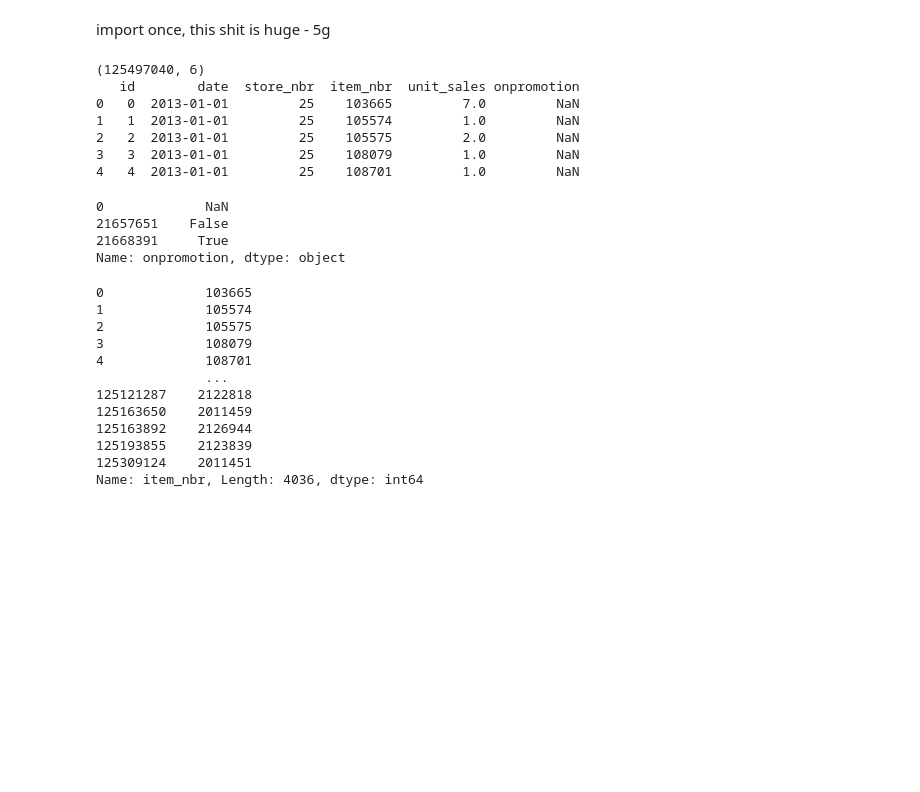
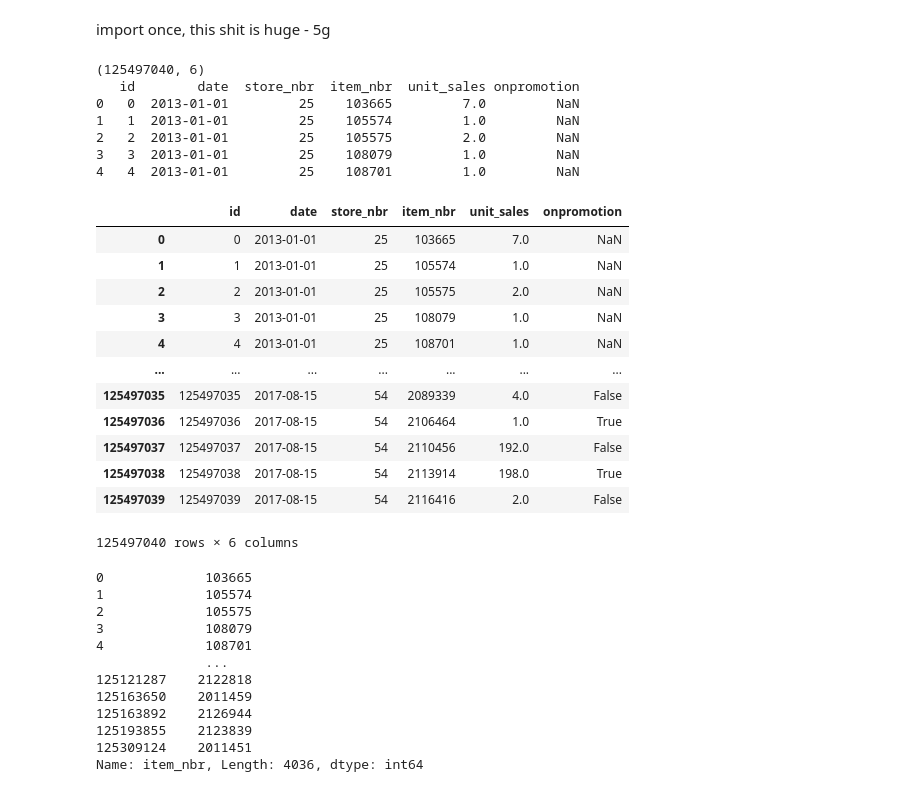
Before and after one commit to tlebon/dsr-competition, a Jupyter notebook: notebooks/data-first-analysis.ipynb, the cells around one changed output. Drawn from its saved outputs; the diff is of its cells as text; code cells hidden in the pictures; blank space fills up the shorter version.

```diff
--- a/notebooks/data-first-analysis.ipynb
+++ b/notebooks/data-first-analysis.ipynb
@@ -10,21 +10,30 @@ train = pd.read_csv('../data/raw/favorita-grocery-sales-forecasting/train.csv',
 # %%
 print(train.shape)
 print(train.head())
 train['onpromotion'] # onpromotion is boolean but also has NaN values, well need to decide how to clean it.
 promotion = train['onpromotion'].copy().drop_duplicates()
-promotion
+# train
 # %% [output]
 (125497040, 6)
    id        date  store_nbr  item_nbr  unit_sales onpromotion
 0   0  2013-01-01         25    103665         7.0         NaN
 1   1  2013-01-01         25    105574         1.0         NaN
 2   2  2013-01-01         25    105575         2.0         NaN
 3   3  2013-01-01         25    108079         1.0         NaN
 4   4  2013-01-01         25    108701         1.0         NaN
+|  | id | date | store_nbr | item_nbr | unit_sales | onpromotion |
+| 0 | 0 | 2013-01-01 | 25 | 103665 | 7.0 | NaN |
+| 1 | 1 | 2013-01-01 | 25 | 105574 | 1.0 | NaN |
+| 2 | 2 | 2013-01-01 | 25 | 105575 | 2.0 | NaN |
+| 3 | 3 | 2013-01-01 | 25 | 108079 | 1.0 | NaN |
+| 4 | 4 | 2013-01-01 | 25 | 108701 | 1.0 | NaN |
+| ... | ... | ... | ... | ... | ... | ... |
+| 125497035 | 125497035 | 2017-08-15 | 54 | 2089339 | 4.0 | False |
+| 125497036 | 125497036 | 2017-08-15 | 54 | 2106464 | 1.0 | True |
+| 125497037 | 125497037 | 2017-08-15 | 54 | 2110456 | 192.0 | False |
+| 125497038 | 125497038 | 2017-08-15 | 54 | 2113914 | 198.0 | True |
+| 125497039 | 125497039 | 2017-08-15 | 54 | 2116416 | 2.0 | False |
-0             NaN
-21657651    False
-21668391     True
-Name: onpromotion, dtype: object
+125497040 rows × 6 columns
 # %%
 total_daily_sales = train.groupby('store_nbr')
 # %%
```
Also changed, not shown: parts of 6 cells of this notebook, 3 other files.
